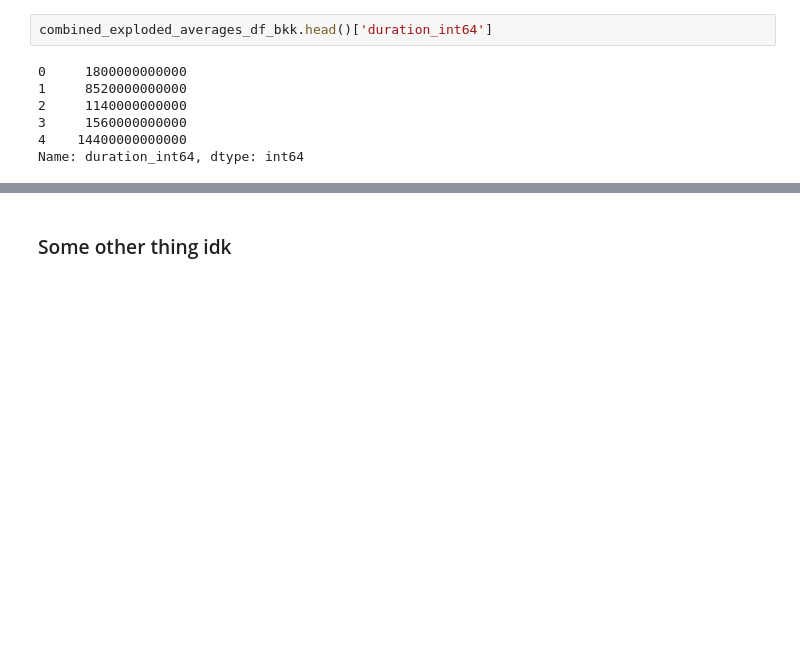
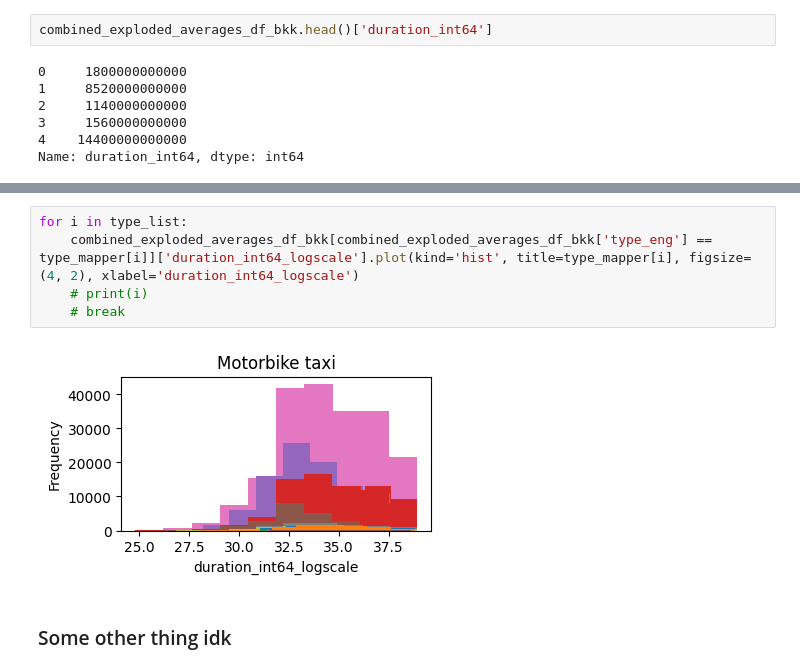
Before and after one commit to KhopSun/ChAMP_DataTrack_DADS, a Jupyter notebook: Question2_Part3.ipynb, the cells around one changed output, grey strips where cells are left out. Saved outputs shown, nothing was run; the diff lists cells and outputs as text; blank space fills up the shorter version.

```diff
--- a/Question2_Part3.ipynb
+++ b/Question2_Part3.ipynb
@@ -763,3 +764,10 @@ for i in type_list:
+# %%
+for i in type_list:
+    combined_exploded_averages_df_bkk[combined_exploded_averages_df_bkk['type_eng'] == type_mapper[i]]['duration_int64_logscale'].plot(kind='hist', title=type_mapper[i], figsize=(4, 2), xlabel='duration_int64_logscale')
+    # print(i)
+    # break
+# %% [output]
+[figure, added]
 # %% [markdown]
 ### Some other thing idk
 # %% [markdown]
```
Also changed, not shown: parts of 3 cells of this notebook.
